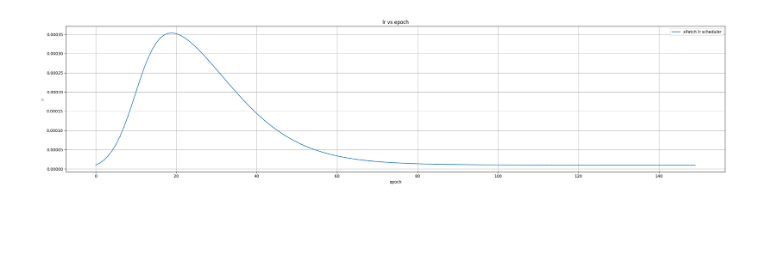
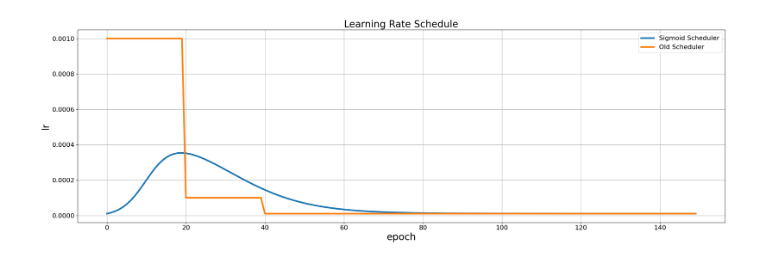
Before and after one commit to Dench991228/BasicTSD, a Jupyter notebook: basicts/visualize.ipynb, the cells around one changed output. Cells and saved outputs as stored; diff of their text form; code cells hidden in the pictures; blank space fills up the shorter version.

```diff
--- a/basicts/visualize.ipynb
+++ b/basicts/visualize.ipynb
@@ -1,16 +1,17 @@
 # %%
 from utils.visualize import plot_line
 import numpy as np
 
 x = np.array([i for i in range(150)])
 alpha_0 = 5e-4 # 最大学习率
 k = 0.3 # 学习率衰减速度
 omega = 10 # 达到一半最大学习率的epoch
 s = 3 # 平滑率
 lr0 = alpha_0/(1+np.exp(-k*(x-omega)))
 lr1 = alpha_0/(1+np.exp(-k/s*(x-s*omega)))
-plot_line(title="lr vs epoch", x_axis_name="epoch", x=x,
-          y_axis_name="lr", y_names=['xPatch lr scheduler'],
-          ys=[lr0-lr1+1e-5])
+old_lr = [1e-3 for i in range(20)] + [1e-4 for i in range(20)] + [1e-5 for i in range(110)]
+plot_line(title="Learning Rate Schedule", x_axis_name="epoch", x=x,
+          y_axis_name="lr", y_names=['Sigmoid Scheduler', "Old Scheduler"],
+          ys=[lr0-lr1+1e-5, old_lr])
 # %% [output]
-[figure, old version]
+[figure, new version]
```
Also changed, not shown: 18 other files.
